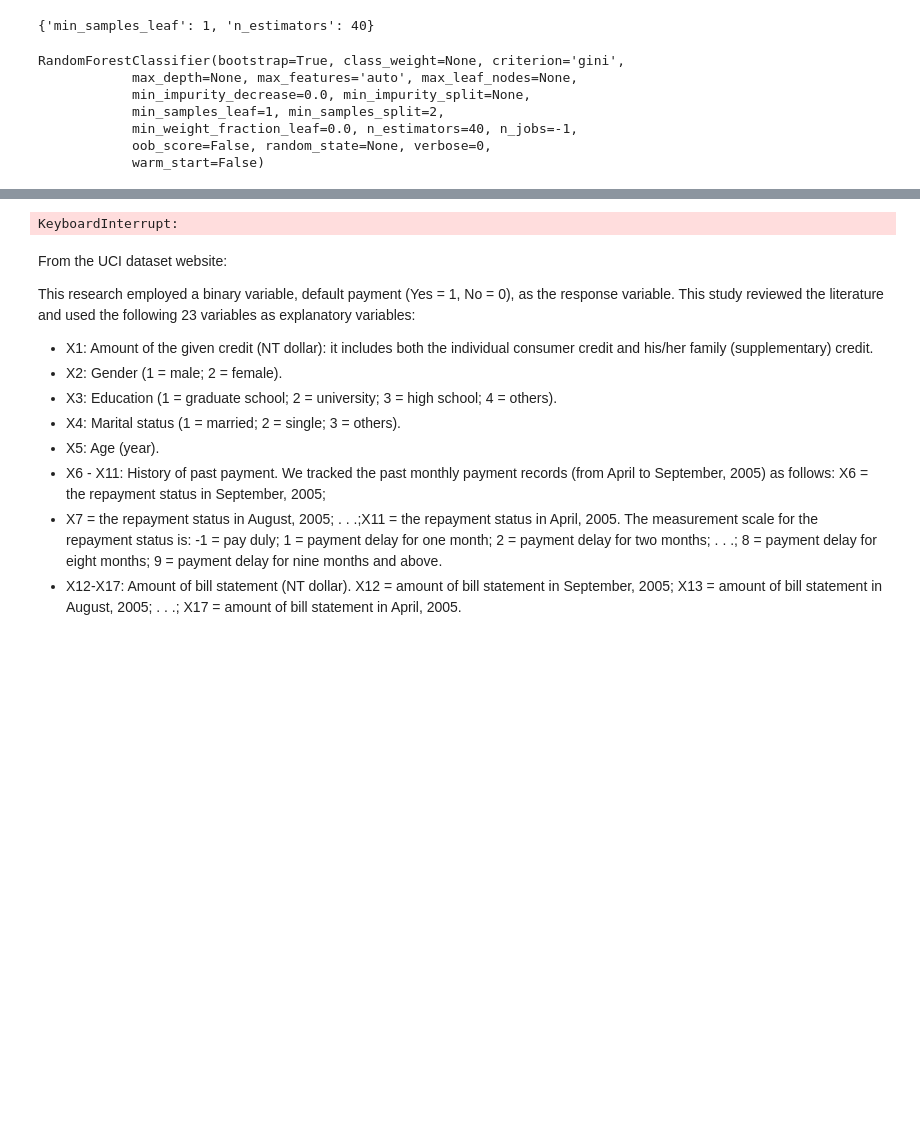
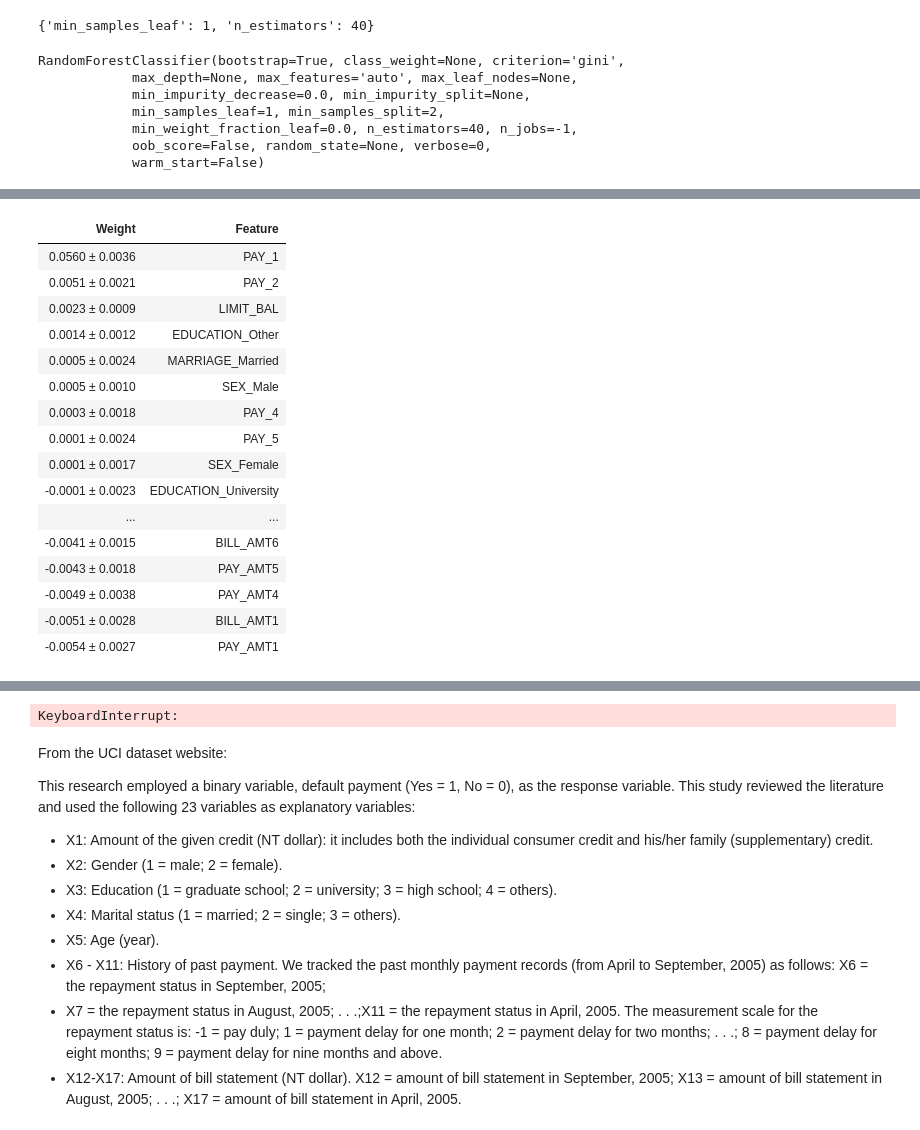
Before and after one commit to BA545-SP2019/2019-competition2-3-musketeers, a Jupyter notebook: Kevin/feature_importance-rf.ipynb, the cells around one changed output, grey strips where cells are left out. Cells and saved outputs as stored; diff of their text form; code cells hidden in the pictures; blank space fills up the shorter version.

```diff
--- a/Kevin/feature_importance-rf.ipynb
+++ b/Kevin/feature_importance-rf.ipynb
@@ -228,0 +237,3 @@ heloo
+# %%
+column = df.columns.drop('Y')
+column
@@ -228,0 +248,25 @@ heloo
+# %%
+import eli5
+from eli5.sklearn import PermutationImportance
+
+#rf = clf_final.fit(X_train, y_train)
+#perm = PermutationImportance(rf).fit(X_val, y_val)
+eli5.show_weights(perm, feature_names = list(column), top=27)
+# %% [output]
+| Weight | Feature |
+| 0.0560 ± 0.0036 | PAY_1 |
+| 0.0051 ± 0.0021 | PAY_2 |
+| 0.0023 ± 0.0009 | LIMIT_BAL |
+| 0.0014 ± 0.0012 | EDUCATION_Other |
+| 0.0005 ± 0.0024 | MARRIAGE_Married |
+| 0.0005 ± 0.0010 | SEX_Male |
+| 0.0003 ± 0.0018 | PAY_4 |
+| 0.0001 ± 0.0024 | PAY_5 |
+| 0.0001 ± 0.0017 | SEX_Female |
+| -0.0001 ± 0.0023 | EDUCATION_University |
+| ... | ... |
+| -0.0041 ± 0.0015 | BILL_AMT6 |
+| -0.0043 ± 0.0018 | PAY_AMT5 |
+| -0.0049 ± 0.0038 | PAY_AMT4 |
+| -0.0051 ± 0.0028 | BILL_AMT1 |
+| -0.0054 ± 0.0027 | PAY_AMT1 |
```
Also changed, not shown: parts of 16 cells of this notebook.
